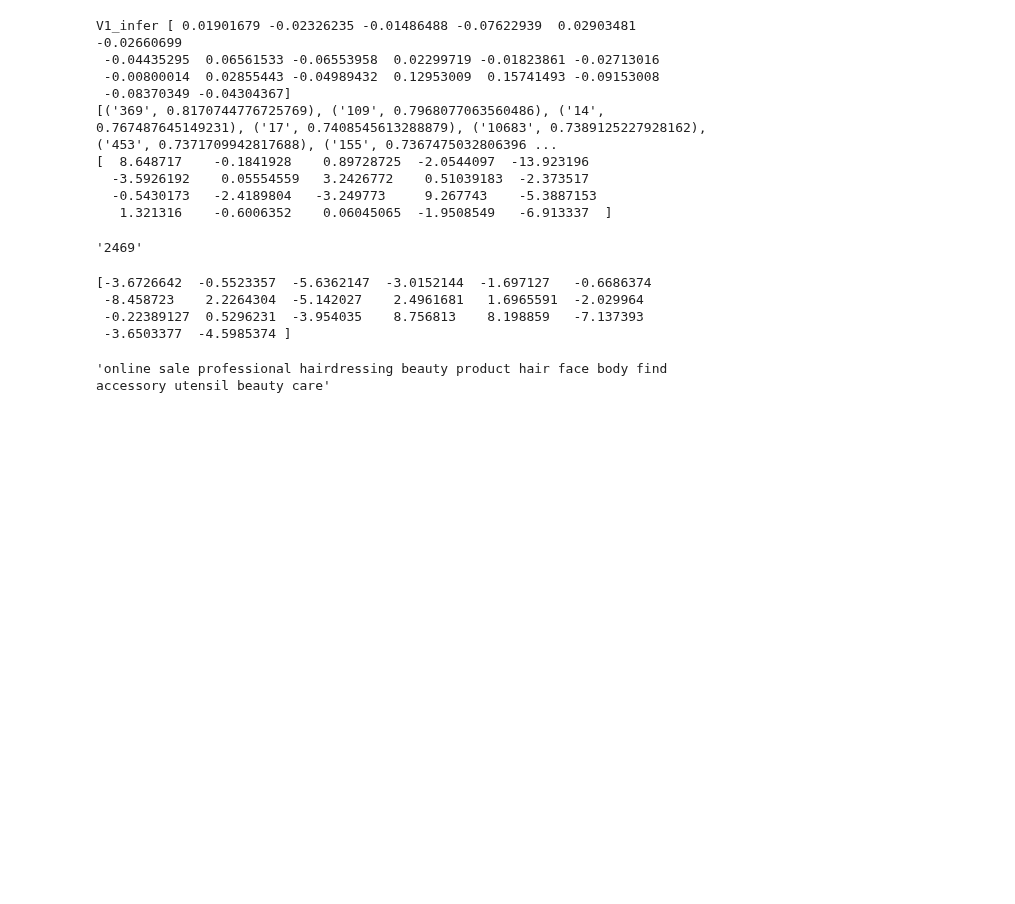
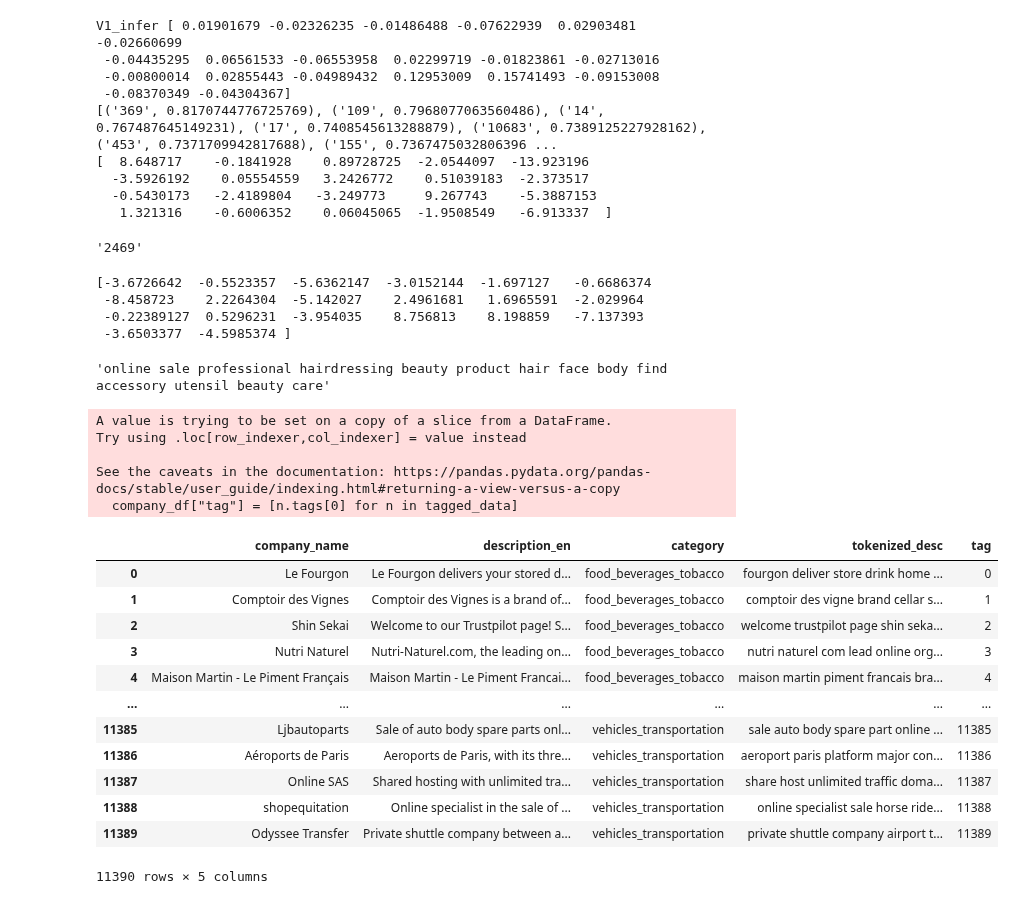
Before and after one commit to Maryam-Dollet/NLP_Project, a Jupyter notebook: semantic_search2.ipynb, the cells around one changed output. Cells and saved outputs as stored; diff of their text form; code cells hidden in the pictures; blank space fills up the shorter version.

```diff
--- a/semantic_search2.ipynb
+++ b/semantic_search2.ipynb
@@ -255,3 +255,29 @@ print(model.dv['2469'])
 " ".join(tagged_data.__getitem__(int(sims[0][0])).words)
 # %% [output]
 'online sale professional hairdressing beauty product hair face body find accessory utensil beauty care'
+# %%
+company_df["tag"] = [n.tags[0] for n in tagged_data]
+# %% [output]
+A value is trying to be set on a copy of a slice from a DataFrame.
+Try using .loc[row_indexer,col_indexer] = value instead
+
+See the caveats in the documentation: https://pandas.pydata.org/pandas-docs/stable/user_guide/indexing.html#returning-a-view-versus-a-copy
+  company_df["tag"] = [n.tags[0] for n in tagged_data]
+# %%
+company_df = company_df.reset_index(drop=True)
+# %%
+company_df
+# %% [output]
+|  | company_name | description_en | category | tokenized_desc | tag |
+| 0 | Le Fourgon | Le Fourgon delivers your stored d... | food_beverages_tobacco | fourgon deliver store drink home ... | 0 |
+| 1 | Comptoir des Vignes | Comptoir des Vignes is a brand of... | food_beverages_tobacco | comptoir des vigne brand cellar s... | 1 |
+| 2 | Shin Sekai | Welcome to our Trustpilot page! S... | food_beverages_tobacco | welcome trustpilot page shin seka... | 2 |
+| 3 | Nutri Naturel | Nutri-Naturel.com, the leading on... | food_beverages_tobacco | nutri naturel com lead online org... | 3 |
+| 4 | Maison Martin - Le Piment Français | Maison Martin - Le Piment Francai... | food_beverages_tobacco | maison martin piment francais bra... | 4 |
+| ... | ... | ... | ... | ... | ... |
+| 11385 | Ljbautoparts | Sale of auto body spare parts onl... | vehicles_transportation | sale auto body spare part online ... | 11385 |
+| 11386 | Aéroports de Paris | Aeroports de Paris, with its thre... | vehicles_transportation | aeroport paris platform major con... | 11386 |
+| 11387 | Online SAS | Shared hosting with unlimited tra... | vehicles_transportation | share host unlimited traffic doma... | 11387 |
+| 11388 | shopequitation | Online specialist in the sale of ... | vehicles_transportation | online specialist sale horse ride... | 11388 |
+| 11389 | Odyssee Transfer | Private shuttle company between a... | vehicles_transportation | private shuttle company airport t... | 11389 |
+11390 rows × 5 columns
```
Also changed, not shown: parts of 4 cells of this notebook.
